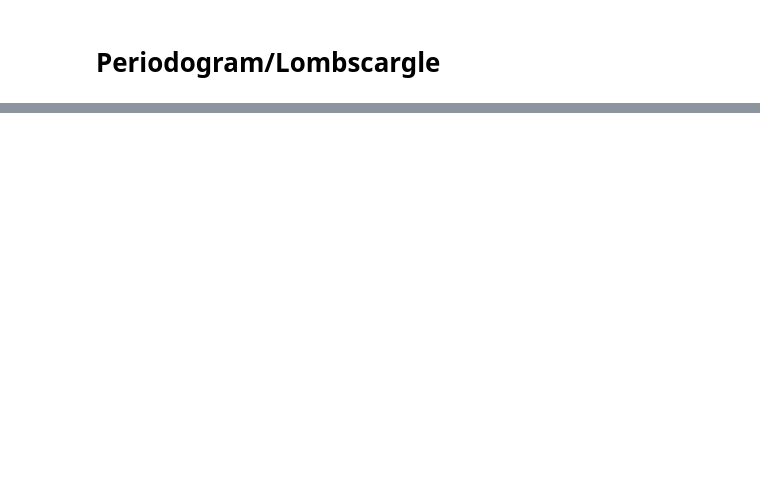
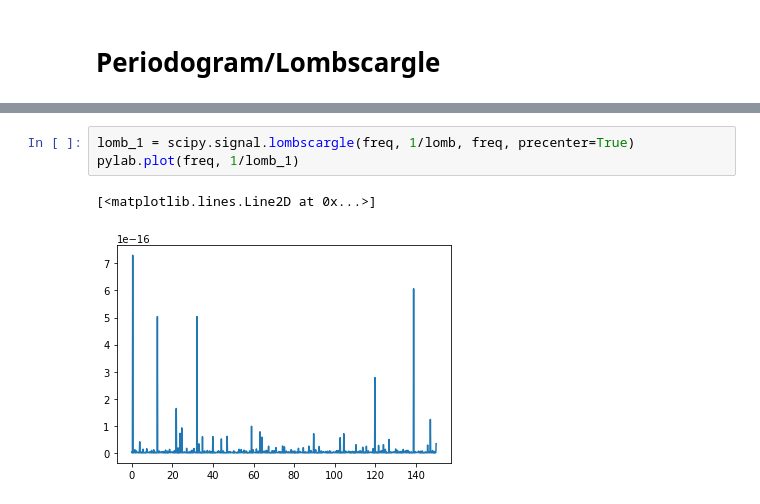
Before and after one commit to nathanmeagher/PH30116, a Jupyter notebook: COURSEWORK.ipynb, the cells around one changed output, grey strips where cells are left out. Drawn from its saved outputs; the diff is of its cells as text; blank space fills up the shorter version.

```diff
--- a/COURSEWORK.ipynb
+++ b/COURSEWORK.ipynb
@@ -470,0 +482,6 @@ for i in [0.5, 1.5, 2, 2.5, 3,3.5]:
+# %%
+lomb_1 = scipy.signal.lombscargle(freq, 1/lomb, freq, precenter=True)
+pylab.plot(freq, 1/lomb_1)
+# %% [output]
+[<matplotlib.lines.Line2D at 0x...>]
+[figure, added]
```
Also changed, not shown: parts of 18 cells of this notebook, 1 other file.
